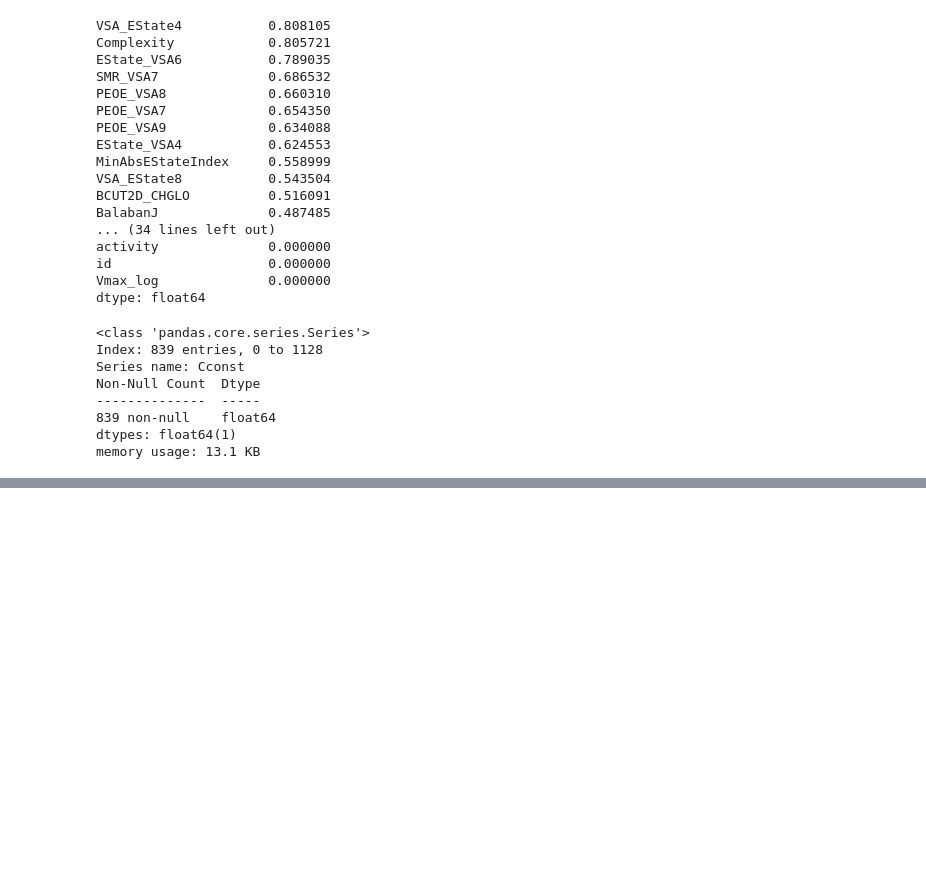
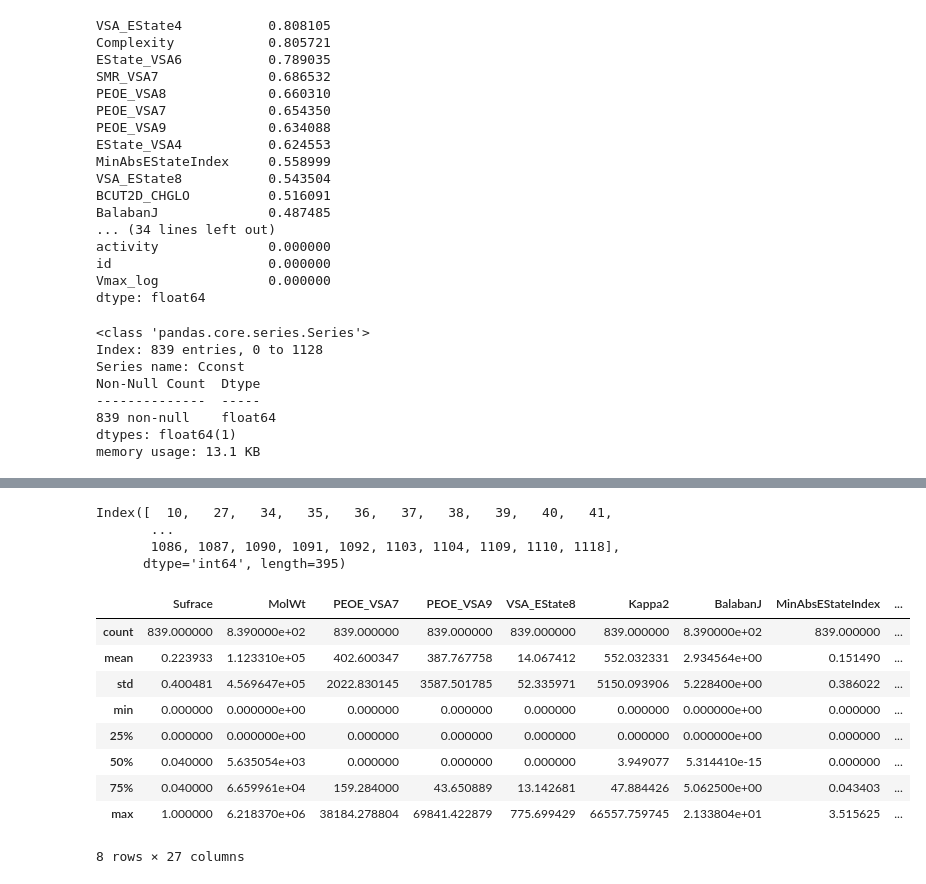
Before and after one commit to illhammm/Nanozymes1, a Jupyter notebook: Data_Preprocessing/data_preprocessing.ipynb, the cells around one changed output, grey strips where cells are left out. Saved outputs shown, nothing was run; the diff lists cells and outputs as text; code cells hidden in the pictures; blank space fills up the shorter version.

```diff
--- a/Data_Preprocessing/data_preprocessing.ipynb
+++ b/Data_Preprocessing/data_preprocessing.ipynb
@@ -150,0 +179,7 @@ memory usage: 13.1 KB
+# %%
+df.loc[df.polym == 0, 'polym'].index
+# %% [output]
+Index([  10,   27,   34,   35,   36,   37,   38,   39,   40,   41,
+       ...
+       1086, 1087, 1090, 1091, 1092, 1103, 1104, 1109, 1110, 1118],
+      dtype='int64', length=395)
@@ -150,0 +190,13 @@ memory usage: 13.1 KB
+# %%
+df.iloc[:, 21:48].describe()
+# %% [output]
+|  | Sufrace | MolWt | PEOE_VSA7 | PEOE_VSA9 | VSA_EState8 | Kappa2 | BalabanJ | MinAbsEStateIndex | ... |
+| count | 839.000000 | 8.390000e+02 | 839.000000 | 839.000000 | 839.000000 | 839.000000 | 8.390000e+02 | 839.000000 | ... |
+| mean | 0.223933 | 1.123310e+05 | 402.600347 | 387.767758 | 14.067412 | 552.032331 | 2.934564e+00 | 0.151490 | ... |
+| std | 0.400481 | 4.569647e+05 | 2022.830145 | 3587.501785 | 52.335971 | 5150.093906 | 5.228400e+00 | 0.386022 | ... |
+| min | 0.000000 | 0.000000e+00 | 0.000000 | 0.000000 | 0.000000 | 0.000000 | 0.000000e+00 | 0.000000 | ... |
+| 25% | 0.000000 | 0.000000e+00 | 0.000000 | 0.000000 | 0.000000 | 0.000000 | 0.000000e+00 | 0.000000 | ... |
+| 50% | 0.040000 | 5.635054e+03 | 0.000000 | 0.000000 | 0.000000 | 3.949077 | 5.314410e-15 | 0.000000 | ... |
+| 75% | 0.040000 | 6.659961e+04 | 159.284000 | 43.650889 | 13.142681 | 47.884426 | 5.062500e+00 | 0.043403 | ... |
+| max | 1.000000 | 6.218370e+06 | 38184.278804 | 69841.422879 | 775.699429 | 66557.759745 | 2.133804e+01 | 3.515625 | ... |
+8 rows × 27 columns
```
Also changed, not shown: parts of 6 cells of this notebook.
